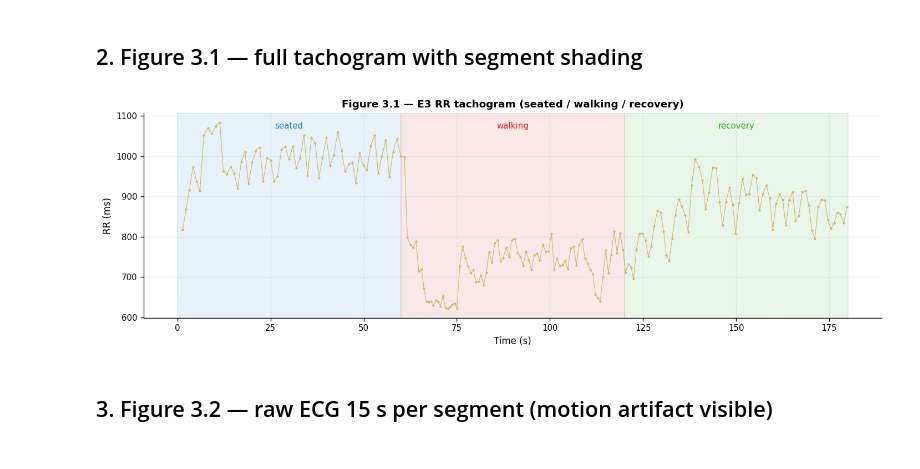
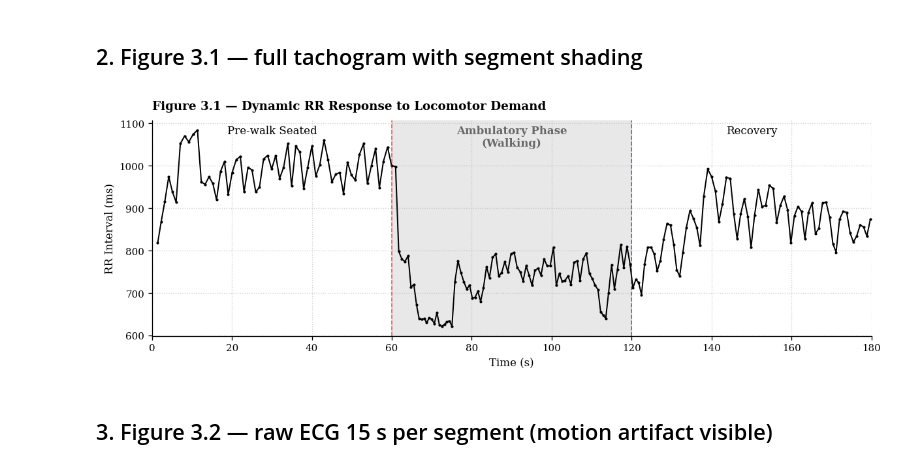
Before and after one commit to peienwu1216/hw5_ecg-analysis, a Jupyter notebook: notebooks/04_experiment_3.ipynb, the cells around one changed output. Cells and saved outputs as stored; diff of their text form; code cells hidden in the pictures.

```diff
--- a/notebooks/04_experiment_3.ipynb
+++ b/notebooks/04_experiment_3.ipynb
@@ -61,20 +61,45 @@ E1B anchor: HR=56.1 bpm, HF=1123 ms²
   recovery  : HR=70.3 bpm  RMSSD=46.9  slope=-0.134  n_beats=70
 # %% [markdown]
 ## 2. Figure 3.1 — full tachogram with segment shading
-# %%
-fig, ax = plt.subplots(figsize=(12, 4))
-PL.plot_rr_tachogram(r.rr_ms_nk, r.rr_times_nk, ax=ax,
-    color=PL.STYLE_COLORS["E3_walk"],
-    title="Figure 3.1 — E3 RR tachogram (seated / walking / recovery)")
-for name, (t0, t1) in cfg.E3_SEG.items():
-    color = {"seated":"tab:blue","walking":"tab:red","recovery":"tab:green"}[name]
-    ax.axvspan(t0, t1, color=color, alpha=0.10)
-    ax.text((t0+t1)/2, ax.get_ylim()[1]*0.98, name,
-            ha="center", va="top", fontsize=9, color=color)
-fig.tight_layout()
-PL.save_figure(fig, "nb04_fig01_e3_tachogram.pdf")
-plt.show()
-# %% [output]
-[figure, removed]
+# %%
+import matplotlib.pyplot as plt
+
+# 1. 統一 IEEE 標準字體設定
+plt.rcParams.update({
+    'font.family': 'serif',
+    'font.size': 10,
+    'axes.labelsize': 10,
+    'axes.titlesize': 11,
+})
+
+fig, ax = plt.subplots(figsize=(10, 3.5), constrained_layout=True)
+
+# 2. 繪製精緻的 Tachogram
+PL.plot_rr_tachogram(r.rr_ms_nk, r.rr_times_nk, ax=ax,
+                     color='black', lw=1.2) # 在 E3 使用黑色線條會顯得更專業沉穩
+
+# 3. 優化陰影與標記 (只 Highlight 步行區段)
+t0, t1 = cfg.E3_SEG["walking"]
+ax.axvspan(t0, t1, color='#D3D3D3', alpha=0.5, zorder=-1)
+ax.axvline(t0, color='red', linestyle='--', alpha=0.6, lw=1)
+ax.axvline(t1, color='blue', linestyle='--', alpha=0.6, lw=1)
+
+# 加入專業標註
+ax.text((t0+t1)/2, ax.get_ylim()[1] * 0.99, "Ambulatory Phase\n(Walking)",
+        ha="center", va="top", fontsize=10, fontweight='bold', color='dimgray')
+ax.text(t0/2, ax.get_ylim()[1] * 0.99, "Pre-walk Seated", ha="center", va="top", fontsize=10)
+ax.text(t1 + (180-t1)/2, ax.get_ylim()[1] * 0.99, "Recovery", ha="center", va="top", fontsize=10)
+
+# 4. 座標與標題設定
+ax.set_xlim(0, 180)
+ax.set_xlabel("Time (s)")
+ax.set_ylabel("RR Interval (ms)")
+ax.set_title("Figure 3.1 — Dynamic RR Response to Locomotor Demand", loc='left', fontweight='bold', pad=10)
+ax.grid(True, linestyle=':', alpha=0.6)
+
+PL.save_figure(fig, 'nb04_fig01_e3_tachogram.pdf')
+plt.show()
+# %% [output]
+[figure, added]
 # %% [markdown]
 ## 3. Figure 3.2 — raw ECG 15 s per segment (motion artifact visible)
```
Also changed, not shown: parts of 10 cells of this notebook.
